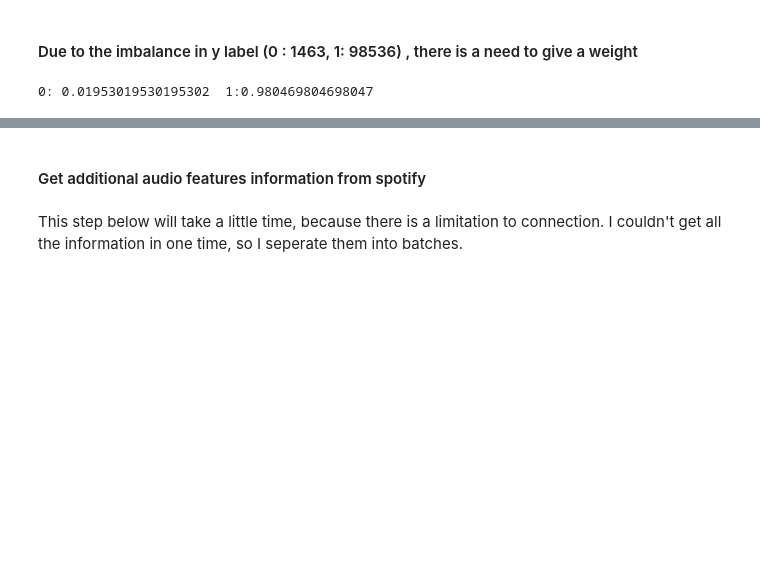
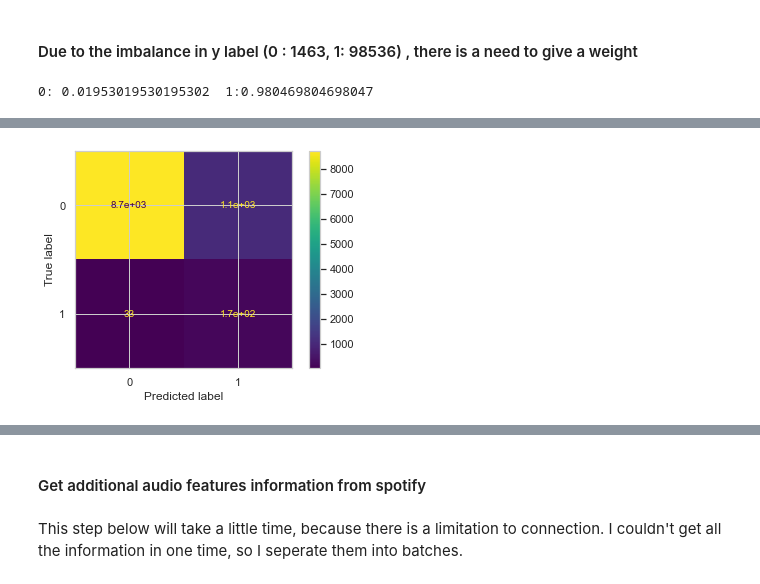
Before and after one commit to athenayun/Detection_of_incorrect_liveness, a Jupyter notebook: Detection_of_incorrect_liveness.ipynb, the cells around one changed output, grey strips where cells are left out. Saved outputs shown, nothing was run; the diff lists cells and outputs as text; code cells hidden in the pictures; blank space fills up the shorter version.

```diff
--- a/Detection_of_incorrect_liveness.ipynb
+++ b/Detection_of_incorrect_liveness.ipynb
@@ -264,3 +269,9 @@ precision: 0.60, recall: 0.86
+# %%
+from sklearn.metrics import plot_confusion_matrix
+plot_confusion_matrix(clf, x_test, y_test)
+plt.show()
+# %% [output]
+[figure, added]
 # %%
 from sklearn.tree import export_graphviz
 import graphviz
```
Also changed, not shown: parts of 8 cells of this notebook.
